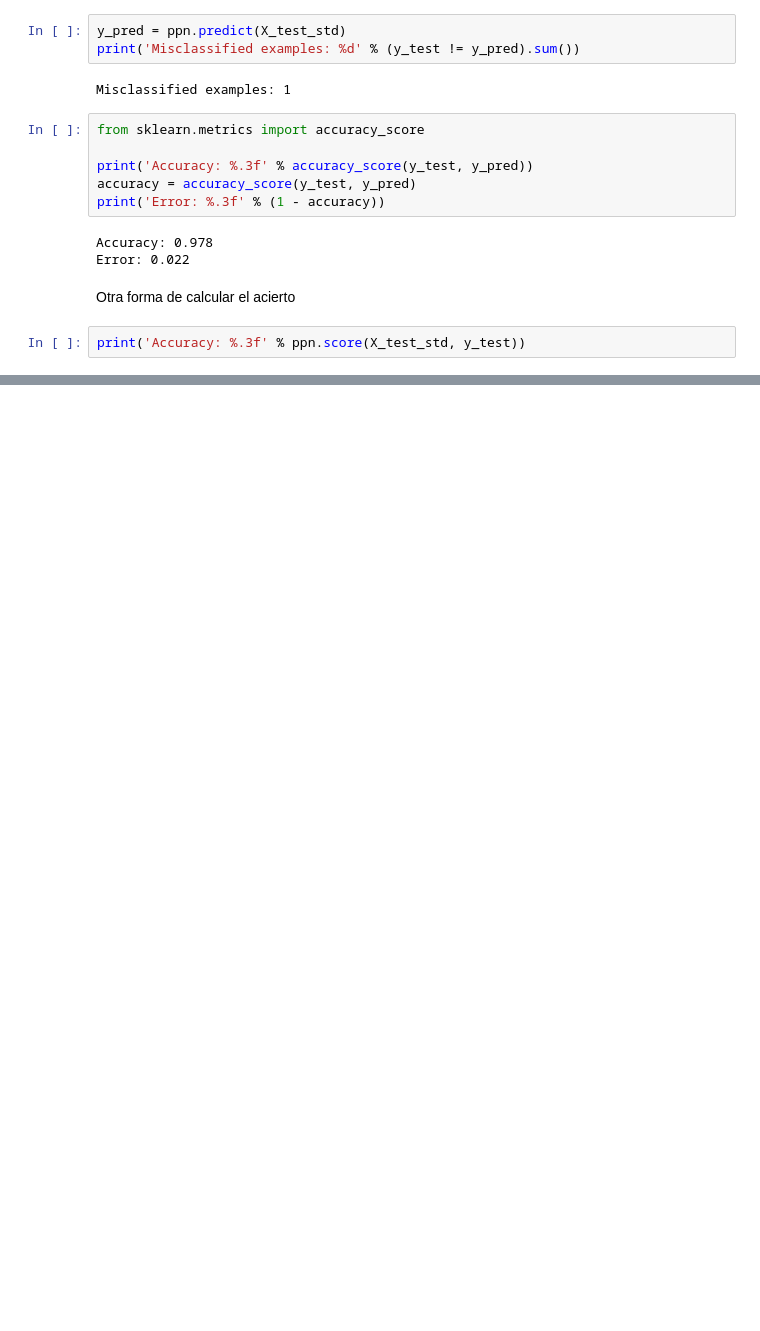
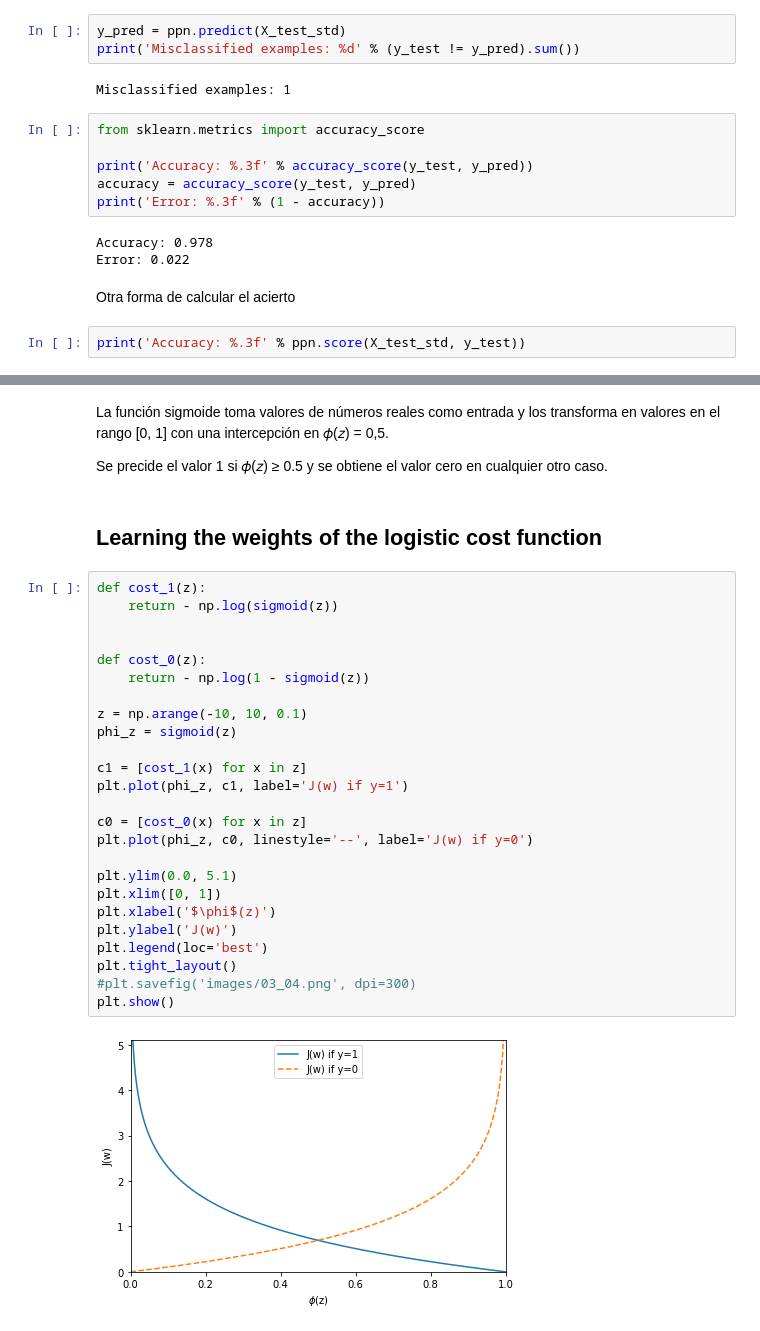
Before and after one commit to apachon/python-machine-learning-book-3rd-edition, a Jupyter notebook: ch03.ipynb, the cells around one changed output, grey strips where cells are left out. Cells and saved outputs as stored; diff of their text form; blank space fills up the shorter version.

```diff
--- a/ch03.ipynb
+++ b/ch03.ipynb
@@ -75,0 +176,33 @@ print('Accuracy: %.3f' % ppn.score(X_test_std, y_test))
+# %% [markdown]
+La función sigmoide toma valores de números reales como entrada y los transforma en valores en el rango [0, 1] con una intercepción en 𝜙(𝑧) = 0,5.
+
+Se precide el valor 1 si 𝜙(𝑧) ≥ 0.5 y se obtiene el valor cero en cualquier otro caso.
+# %% [markdown]
+## Learning the weights of the logistic cost function
+# %%
+def cost_1(z):
+    return - np.log(sigmoid(z))
+
+
+def cost_0(z):
+    return - np.log(1 - sigmoid(z))
+
+z = np.arange(-10, 10, 0.1)
+phi_z = sigmoid(z)
+
+c1 = [cost_1(x) for x in z]
+plt.plot(phi_z, c1, label='J(w) if y=1')
+
+c0 = [cost_0(x) for x in z]
+plt.plot(phi_z, c0, linestyle='--', label='J(w) if y=0')
+
+plt.ylim(0.0, 5.1)
+plt.xlim([0, 1])
+plt.xlabel('$\phi$(z)')
+plt.ylabel('J(w)')
+plt.legend(loc='best')
+plt.tight_layout()
+#plt.savefig('images/03_04.png', dpi=300)
+plt.show()
+# %% [output]
+[figure, added]
```
Also changed, not shown: parts of 9 cells of this notebook.
